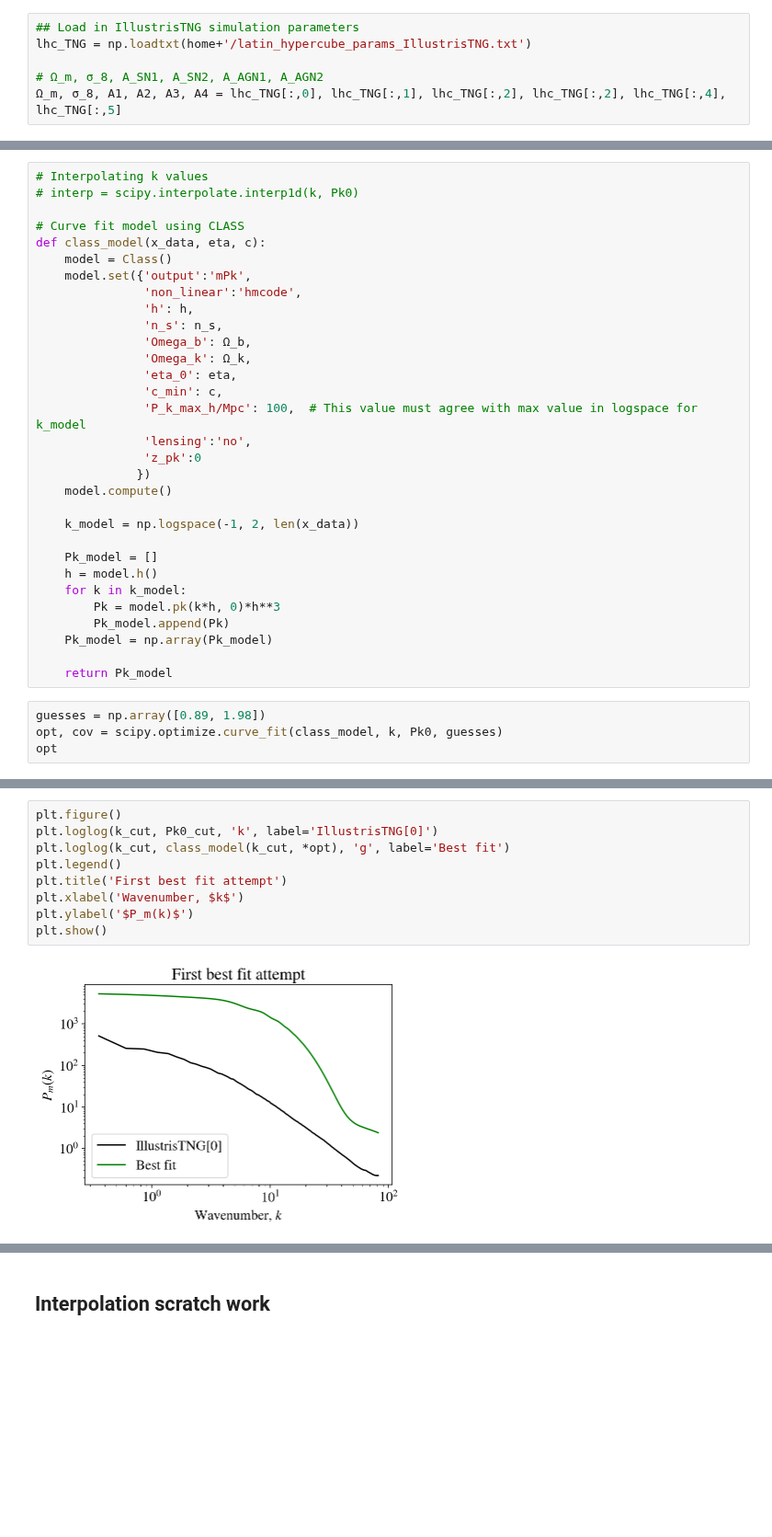
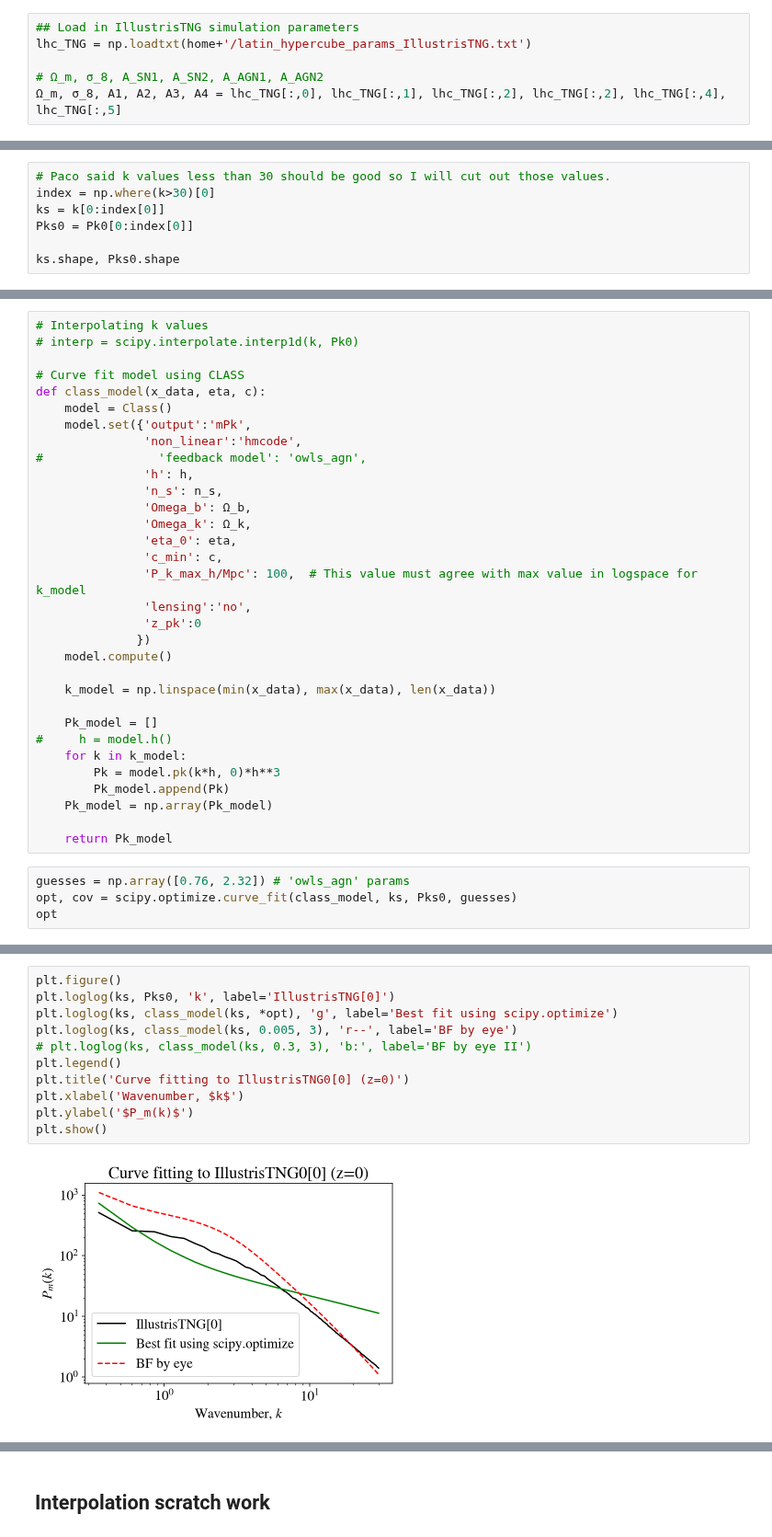
Before and after one commit to liuxx479/cosmo_dep_feedback, a Jupyter notebook: fitting_CAMELS_data.ipynb, the cells around one changed output, grey strips where cells are left out. Shown at 92% size. Cells and saved outputs as stored; diff of their text form; blank space fills up the shorter version.

Commit message:
changed k_model in class_model to linspace vs. logspace to fix personal bug, reattempted curve fitting with scipy

```diff
--- a/fitting_CAMELS_data.ipynb
+++ b/fitting_CAMELS_data.ipynb
@@ -46,0 +41,7 @@ k_cut.shape, Pk0_cut.shape
+# %%
+# Paco said k values less than 30 should be good so I will cut out those values.
+index = np.where(k>30)[0]
+ks = k[0:index[0]]
+Pks0 = Pk0[0:index[0]]
+
+ks.shape, Pks0.shape
@@ -62,6 +65,7 @@ def class_model(x_data, eta, c):
     model = Class()
     model.set({'output':'mPk',
                'non_linear':'hmcode',
+#                'feedback model': 'owls_agn',
                'h': h,
                'n_s': n_s,
                'Omega_b': Ω_b,
@@ -74,10 +78,10 @@ def class_model(x_data, eta, c):
               })
     model.compute()
 
-    k_model = np.logspace(-1, 2, len(x_data))
+    k_model = np.linspace(min(x_data), max(x_data), len(x_data))
 
     Pk_model = []
-    h = model.h()
+#     h = model.h()
     for k in k_model:
         Pk = model.pk(k*h, 0)*h**3
         Pk_model.append(Pk)
@@ -85,7 +89,7 @@ def class_model(x_data, eta, c):
 
     return Pk_model
 # %%
-guesses = np.array([0.89, 1.98])
-opt, cov = scipy.optimize.curve_fit(class_model, k, Pk0, guesses)
+guesses = np.array([0.76, 2.32]) # 'owls_agn' params
+opt, cov = scipy.optimize.curve_fit(class_model, ks, Pks0, guesses)
 opt
 # %% [output]
@@ -93,11 +105,13 @@ array([3.99978965e+01, 7.24256628e-04])
 # %%
 plt.figure()
-plt.loglog(k_cut, Pk0_cut, 'k', label='IllustrisTNG[0]')
-plt.loglog(k_cut, class_model(k_cut, *opt), 'g', label='Best fit')
+plt.loglog(ks, Pks0, 'k', label='IllustrisTNG[0]')
+plt.loglog(ks, class_model(ks, *opt), 'g', label='Best fit using scipy.optimize')
+plt.loglog(ks, class_model(ks, 0.005, 3), 'r--', label='BF by eye')
+# plt.loglog(ks, class_model(ks, 0.3, 3), 'b:', label='BF by eye II')
 plt.legend()
-plt.title('First best fit attempt')
+plt.title('Curve fitting to IllustrisTNG0[0] (z=0)')
 plt.xlabel('Wavenumber, $k$')
 plt.ylabel('$P_m(k)$')
 plt.show()
 # %% [output]
-[figure, old version]
+[figure, new version]
```
Also changed, not shown: parts of 17 cells of this notebook.
